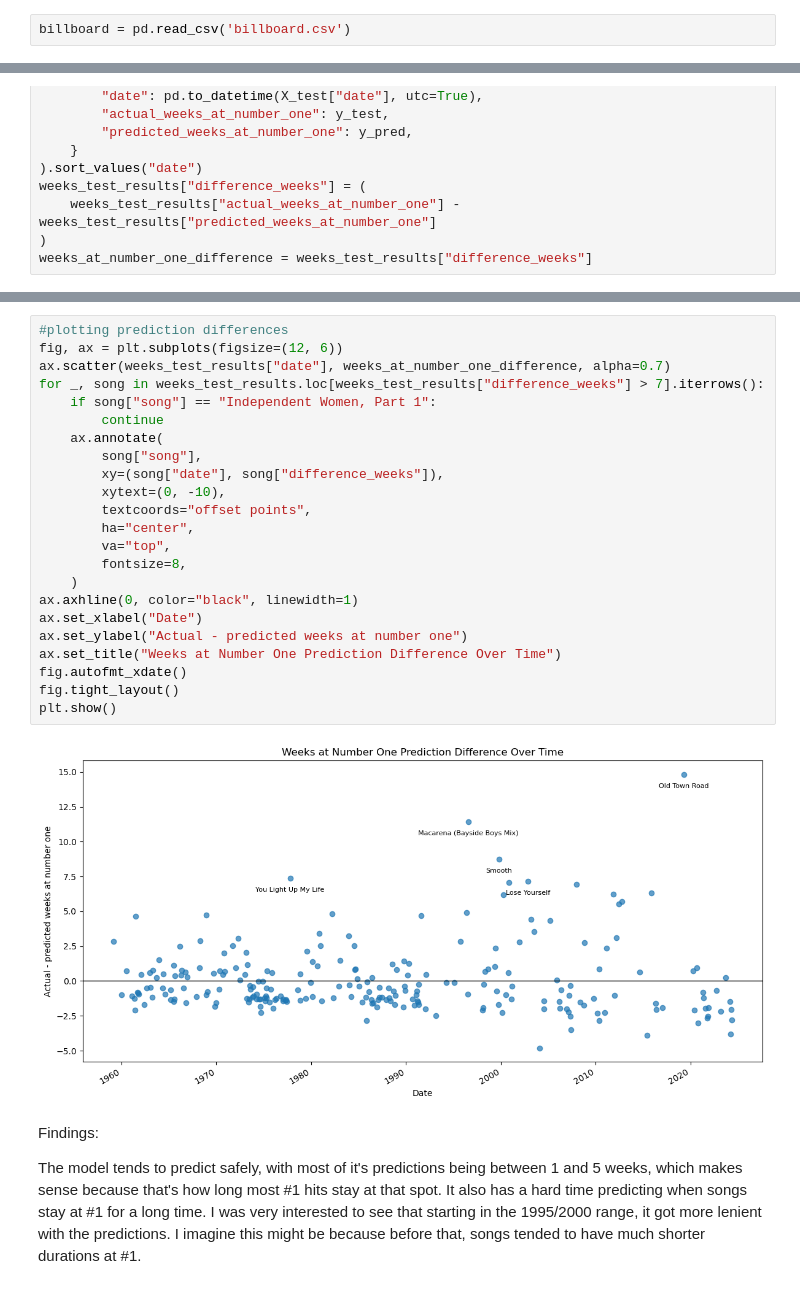
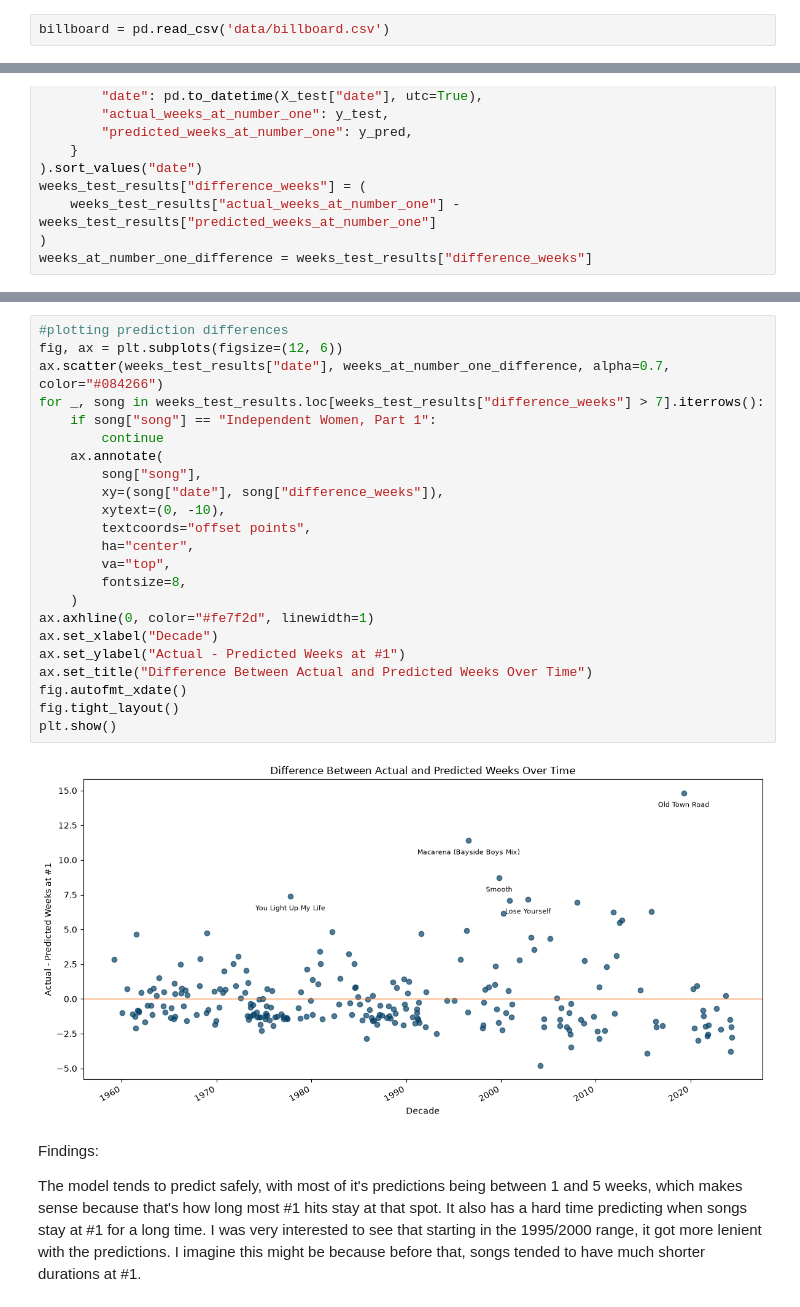
Before and after one commit to IzzyMRob/CS_161_Project, a Jupyter notebook: machinelearning.ipynb, the cells around one changed output, grey strips where cells are left out. Drawn from its saved outputs; the diff is of its cells as text.

```diff
--- a/machinelearning.ipynb
+++ b/machinelearning.ipynb
@@ -9,7 +9,7 @@ from sklearn.pipeline import Pipeline
 from sklearn.impute import SimpleImputer
 from sklearn.preprocessing import OneHotEncoder
 # %%
-billboard = pd.read_csv('billboard.csv')
+billboard = pd.read_csv('data/billboard.csv')
 # %%
 # setting up model
 target = "weeks_at_number_one"
@@ -162,28 +166,28 @@ plt.show()
 # %%
 #plotting prediction differences
 fig, ax = plt.subplots(figsize=(12, 6))
-ax.scatter(weeks_test_results["date"], weeks_at_number_one_difference, alpha=0.7)
+ax.scatter(weeks_test_results["date"], weeks_at_number_one_difference, alpha=0.7, color="#084266")
 for _, song in weeks_test_results.loc[weeks_test_results["difference_weeks"] > 7].iterrows():
     if song["song"] == "Independent Women, Part 1":
         continue
     ax.annotate(
         song["song"],
         xy=(song["date"], song["difference_weeks"]),
         xytext=(0, -10),
         textcoords="offset points",
         ha="center",
         va="top",
         fontsize=8,
     )
-ax.axhline(0, color="black", linewidth=1)
-ax.set_xlabel("Date")
-ax.set_ylabel("Actual - predicted weeks at number one")
-ax.set_title("Weeks at Number One Prediction Difference Over Time")
+ax.axhline(0, color="#fe7f2d", linewidth=1)
+ax.set_xlabel("Decade")
+ax.set_ylabel("Actual - Predicted Weeks at #1")
+ax.set_title("Difference Between Actual and Predicted Weeks Over Time")
 fig.autofmt_xdate()
 fig.tight_layout()
 plt.show()
 # %% [output]
-[figure, old version]
+[figure, new version]
 # %% [markdown]
 Findings:
 
```
Also changed, not shown: parts of 3 cells of this notebook.
